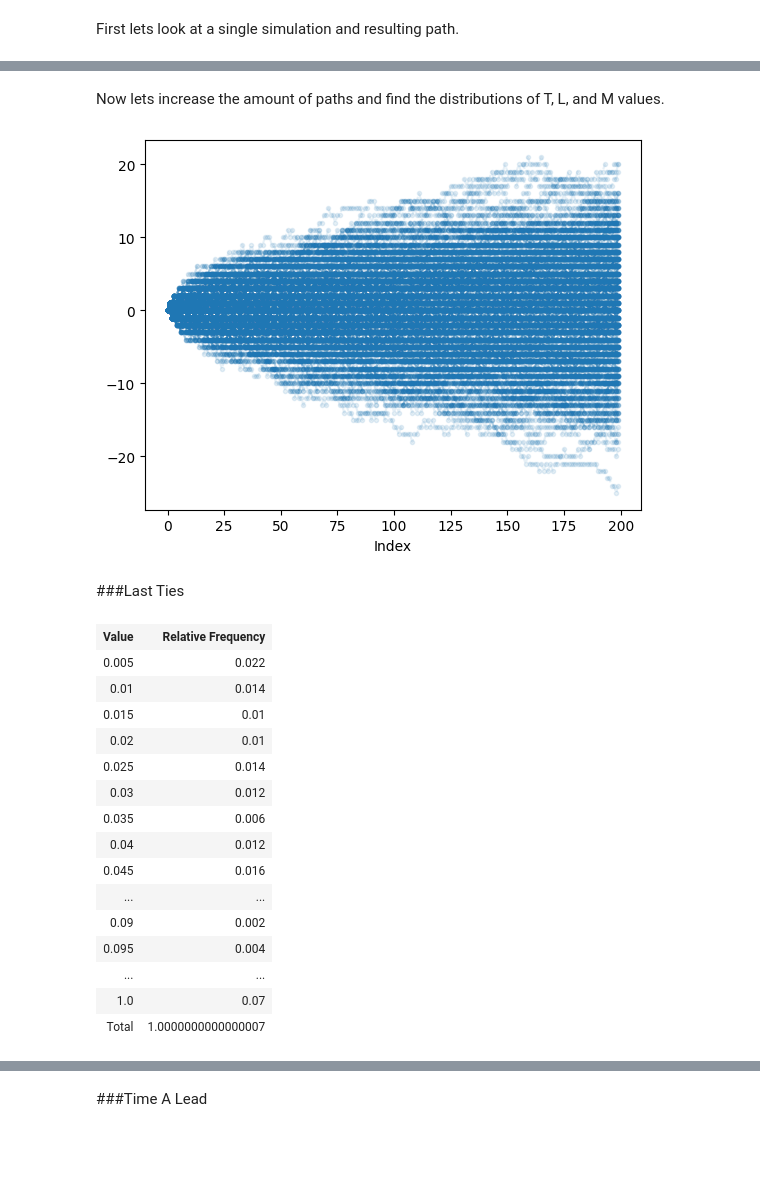
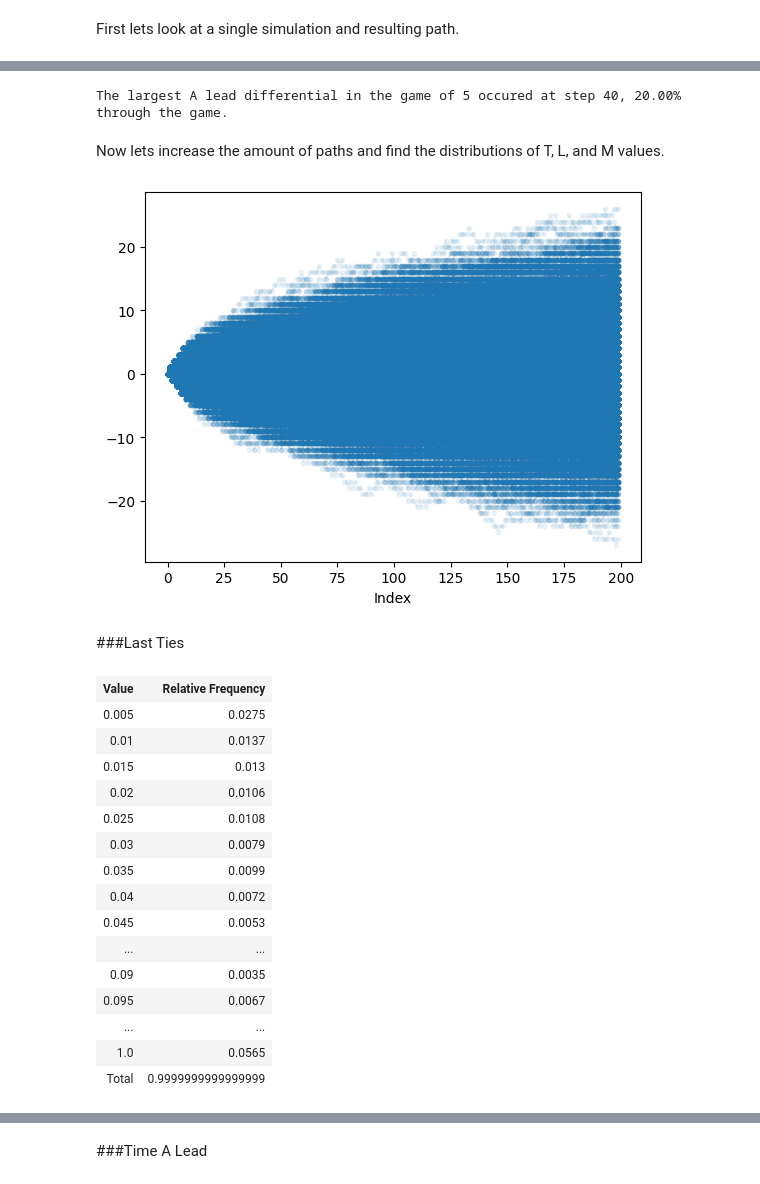
Before and after one commit to NRJaggers/Applied-Stochastic-Processes, a Jupyter notebook: Applications/1-Simple_Random_Walk/Simple_Random_Walk.ipynb, the cells around one changed output, grey strips where cells are left out. Drawn from its saved outputs; the diff is of its cells as text; code cells hidden in the pictures; blank space fills up the shorter version.

```diff
--- a/Applications/1-Simple_Random_Walk/Simple_Random_Walk.ipynb
+++ b/Applications/1-Simple_Random_Walk/Simple_Random_Walk.ipynb
@@ -150,11 +160,26 @@ The greatest differential in the game of 8 occured at step 162, 81.00% through t
+# %%
+def maxia(x):
+    max_num = maxa(x)
+    maxi = 0
+    for i in range(steps):
+      if x[i] == max_num:
+            maxi = i + 1
+            return maxi
+
+diff_max_a = games.apply(maxa).get(0)
+diff_maxi_a = games.apply(maxia).get(0)
+msg = "The largest A lead differential in the game of {} occured at step {}, {:.2f}% through the game.".format(diff_max_a, diff_maxi_a, (diff_maxi_a/steps)*100)
+print(msg)
+# %% [output]
+The largest A lead differential in the game of 5 occured at step 40, 20.00% through the game.
 # %% [markdown]
 Now lets increase the amount of paths and find the distributions of T, L, and M values.
 # %%
 #To see multiple A - B differentials over time
-games = X.sim(500)
+games = X.sim(10000)
 games.plot(tmin = 0, tmax = 200)
 # %% [output]
-[figure, old version]
+[figure, new version]
 # %% [markdown]
 ###Last Ties
 # %%
@@ -168,21 +193,21 @@ tie = tie/200
 tie.tabulate(normalize=True)
 # %% [output]
 | Value | Relative Frequency |
-| 0.005 | 0.022 |
-| 0.01 | 0.014 |
-| 0.015 | 0.01 |
-| 0.02 | 0.01 |
-| 0.025 | 0.014 |
-| 0.03 | 0.012 |
-| 0.035 | 0.006 |
-| 0.04 | 0.012 |
-| 0.045 | 0.016 |
+| 0.005 | 0.0275 |
+| 0.01 | 0.0137 |
+| 0.015 | 0.013 |
+| 0.02 | 0.0106 |
+| 0.025 | 0.0108 |
+| 0.03 | 0.0079 |
+| 0.035 | 0.0099 |
+| 0.04 | 0.0072 |
+| 0.045 | 0.0053 |
 | ... | ... |
-| 0.09 | 0.002 |
-| 0.095 | 0.004 |
+| 0.09 | 0.0035 |
+| 0.095 | 0.0067 |
 | ... | ... |
-| 1.0 | 0.07 |
-| Total | 1.0000000000000007 |
+| 1.0 | 0.0565 |
+| Total | 0.9999999999999999 |
 # %%
 #plot distribution
 tie.plot()
```
Also changed, not shown: parts of 15 cells of this notebook.
